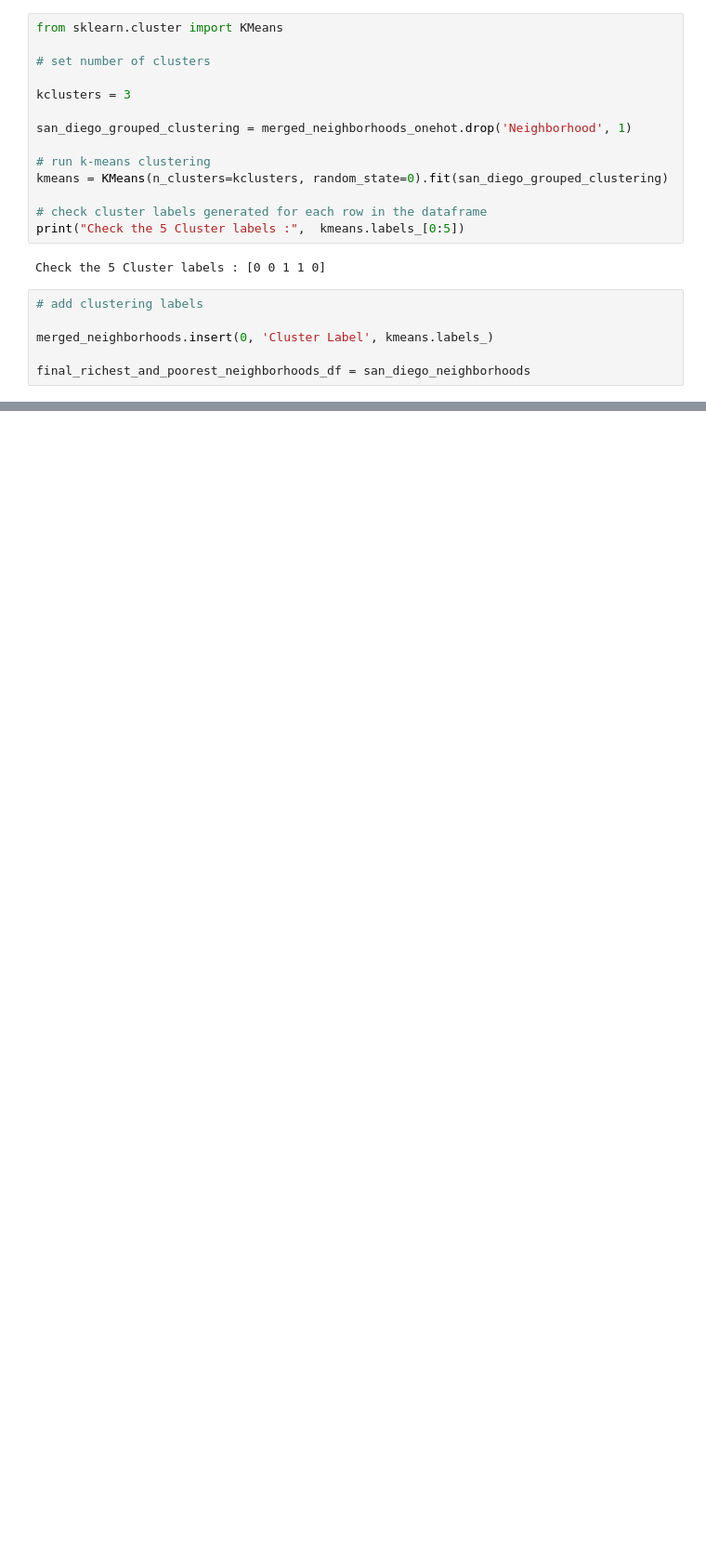
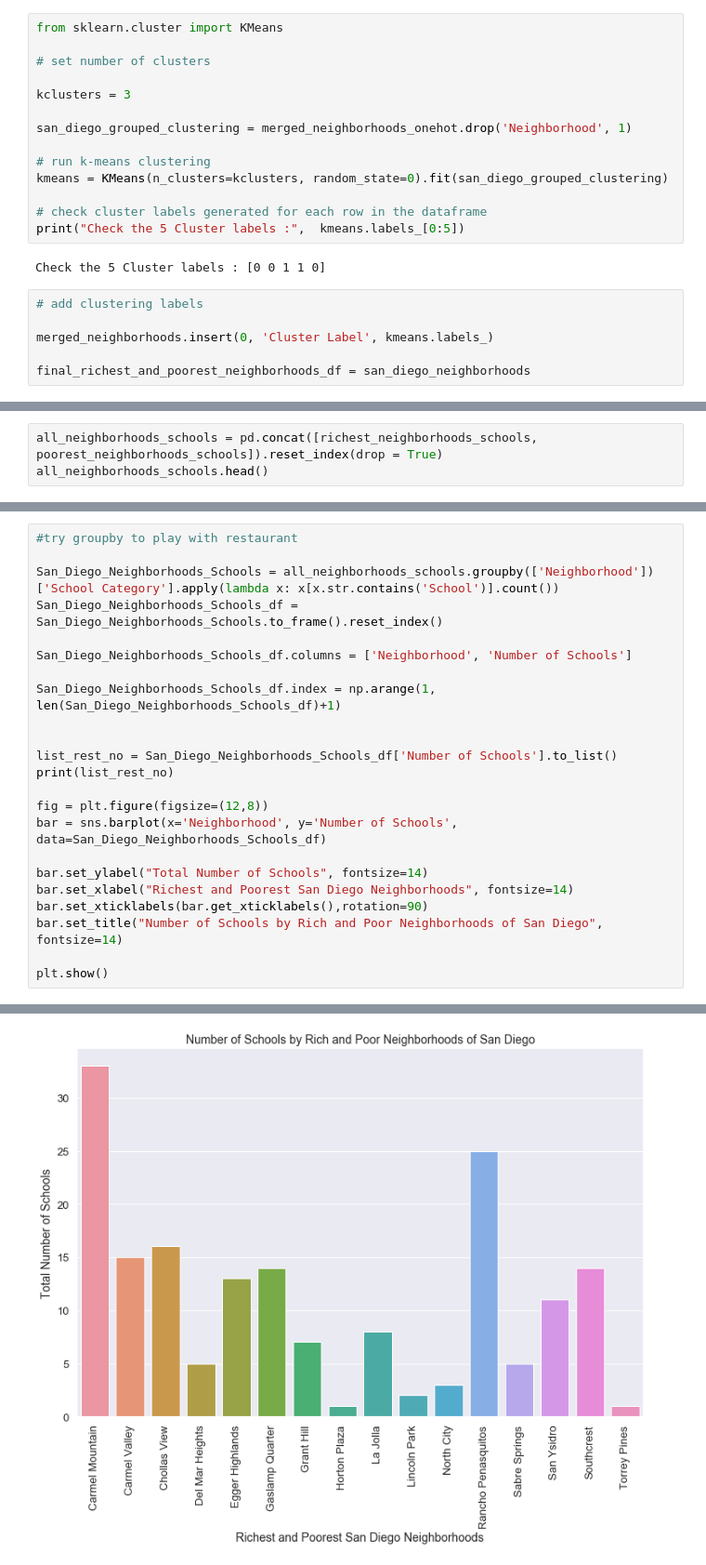
Before and after one commit to Yara1994/Analysis-of-San-Diego-Neighborhoods, a Jupyter notebook: City_info.ipynb, the cells around one changed output, grey strips where cells are left out. Shown at 93% size. Saved outputs shown, nothing was run; the diff lists cells and outputs as text; blank space fills up the shorter version.

```diff
--- a/City_info.ipynb
+++ b/City_info.ipynb
@@ -1180,0 +1219,3 @@ final_richest_and_poorest_neighborhoods_df
+# %%
+all_neighborhoods_schools = pd.concat([richest_neighborhoods_schools, poorest_neighborhoods_schools]).reset_index(drop = True)
+all_neighborhoods_schools.head()
@@ -1180,0 +1229,24 @@ final_richest_and_poorest_neighborhoods_df
+# %%
+#try groupby to play with restaurant
+
+San_Diego_Neighborhoods_Schools = all_neighborhoods_schools.groupby(['Neighborhood'])['School Category'].apply(lambda x: x[x.str.contains('School')].count())
+San_Diego_Neighborhoods_Schools_df = San_Diego_Neighborhoods_Schools.to_frame().reset_index()
+
+San_Diego_Neighborhoods_Schools_df.columns = ['Neighborhood', 'Number of Schools']
+
+San_Diego_Neighborhoods_Schools_df.index = np.arange(1, len(San_Diego_Neighborhoods_Schools_df)+1)
+
+
+list_rest_no = San_Diego_Neighborhoods_Schools_df['Number of Schools'].to_list()
+print(list_rest_no)
+
+fig = plt.figure(figsize=(12,8))
+bar = sns.barplot(x='Neighborhood', y='Number of Schools', data=San_Diego_Neighborhoods_Schools_df)
+
+bar.set_ylabel("Total Number of Schools", fontsize=14)
+bar.set_xlabel("Richest and Poorest San Diego Neighborhoods", fontsize=14)
+bar.set_xticklabels(bar.get_xticklabels(),rotation=90)
+bar.set_title("Number of Schools by Rich and Poor Neighborhoods of San Diego", fontsize=14)
+
+plt.show()
+# %% [output]
@@ -1180,0 +1254 @@ final_richest_and_poorest_neighborhoods_df
+[figure, added]
```
Also changed, not shown: parts of 18 cells of this notebook.
